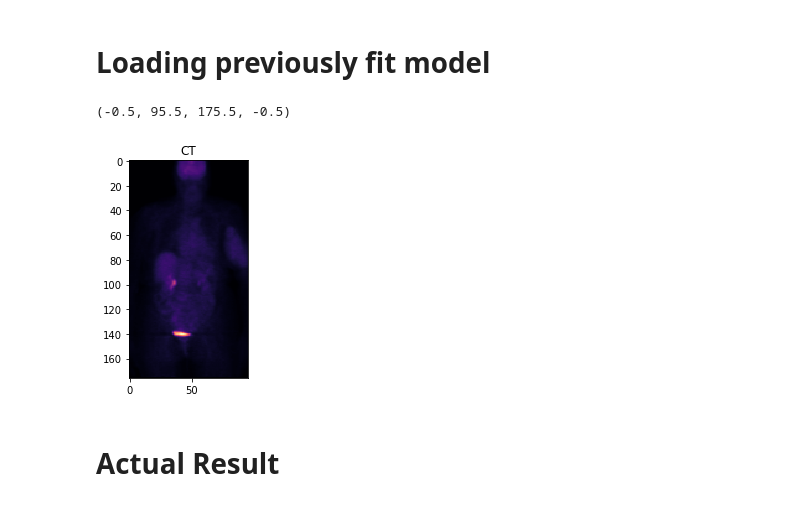
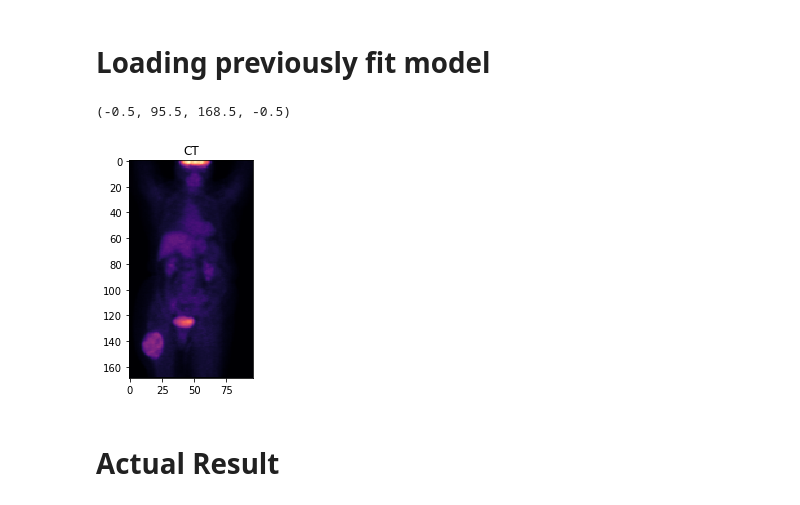
Before and after one commit to Himanshu-Kushwaha/Sarcoma, a Jupyter notebook: TestModel.ipynb, the cells around one changed output. Cells and saved outputs as stored; diff of their text form; code cells hidden in the pictures.

```diff
--- a/TestModel.ipynb
+++ b/TestModel.ipynb
@@ -35,31 +35,31 @@ def changeDimension(img):
 # %%
 ct_data, pet_data, label_data = [], [], []
 z=np.zeros([175,100,100]).astype(int)
-num_data = 4
+num_data = 7
 with h5py.File(os.path.join('..','input','lab_petct_vox_5.00mm.h5'),'r') as p_data:
     for ct_img, pet_img, label in zip(p_data['ct_data'].values(),
                                       p_data['pet_data'].values(),
                                       p_data['label_data'].values()):
 
         #a=changeDimension(ct_img)
         ct_data += [changeDimension(ct_img)]
         pet_data += [changeDimension(pet_img)]
         label_data += [changeDimension(label)]
         num_data = num_data - 1
         if num_data == 0:
             break
-ct_data = [ct_data[2]]
-pet_data = [pet_data[2]]
-label_data = [label_data[2]]
+ct_data = [ct_data[6]]
+pet_data = [pet_data[6]]
+label_data = [label_data[6]]
 fig, ax1 = plt.subplots(1,1)
 
 css=np.sum(pet_data[0],1).squeeze()[::-1,:]
 ax1.imshow(css, cmap = 'magma')
 ax1.set_title('CT')
 ax1.axis('on')
 # %% [output]
-(-0.5, 95.5, 175.5, -0.5)
+(-0.5, 95.5, 168.5, -0.5)
-[figure, old version]
+[figure, new version]
 # %%
 ct_cubes, pet_cubes,lab_cubes = [], [], []
 tile_size=16
```
Also changed, not shown: parts of 4 cells of this notebook, 4 other files.
